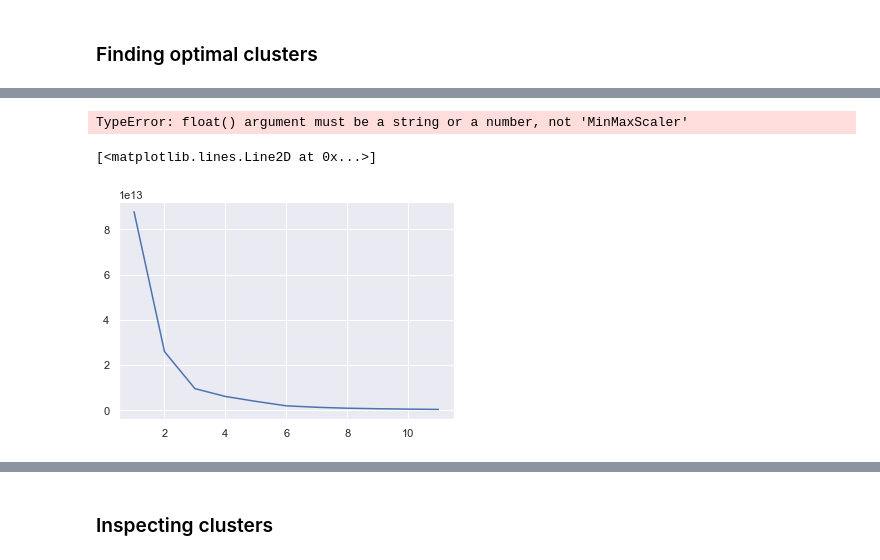
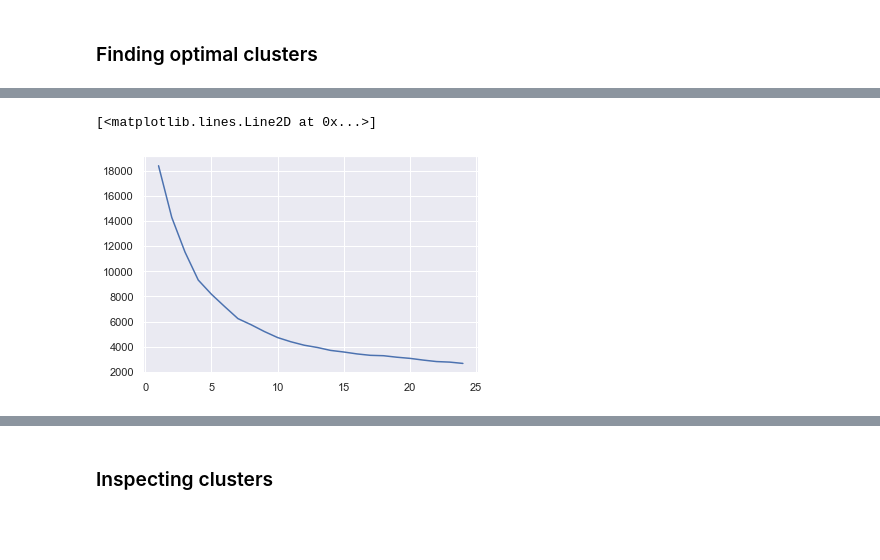
Before and after one commit to hugoferquiroz/AITeacherAllocation, a Jupyter notebook: Scripts/2-2 clusters.ipynb, the cells around one changed output, grey strips where cells are left out. Cells and saved outputs as stored; diff of their text form; code cells hidden in the pictures; blank space fills up the shorter version.

```diff
--- a/Scripts/2-2 clusters.ipynb
+++ b/Scripts/2-2 clusters.ipynb
@@ -146,6 +146,9 @@ df_primaria['tasa_c_anual_regular'] = ((df_primaria['Matricula regular total t']
                                         (df_primaria['Matricula regular total t-3']+df_primaria['Matricula regular total t-4']))/3
 # %% [markdown]
 #### Scaling the input features
+# %%
+# Drop no relevant information
+df_primaria.drop(columns=['aux_exd','aux_req','jer_n','aux_n','aux_c','dir_n','dir_c','sub_dir_n','sub_dir_c', 'jer_c', 'doc_aula_n', 'doc_aula_c', 'otro_doc_n', 'otro_doc_c'],inplace=True)
 # %%
 # Drop no relevant information for encoding
 df_primaria.drop(columns=['d_prov','d_dreugel','region','caracteristica'],inplace=True)
@@ -211,17 +259,16 @@ TypeError: 'bool' object is not callable
 # %%
 ## Vamos a hacer el grafico del codo. Para esto vamos a probar hacer distintos clusters y vamos a guardar el error (que lo definimos como wcss)
 # WCSS --> Wihin Cluster Sum of Squares
 wcss = []
-for i in range(1,12):
+for i in range(1,25):
   kmeans = KMeans(n_clusters=i,init='k-means++',random_state=36963)
   kmeans.fit(primaria_req_knn)
   wcss.append(kmeans.inertia_)
+
+# Graficaremos lva evalución de la varianza intra-clusters
+import matplotlib.pyplot as plt
+sns.set()
+plt.plot(range(1,25),wcss)
 # %% [output]
-TypeError: float() argument must be a string or a number, not 'MinMaxScaler'
+[<matplotlib.lines.Line2D at 0x...>]
+[figure, added]
-# %%
-import matplotlib.pyplot as plt
-sns.set()
-plt.plot(range(1,12),wcss)
-# %% [output]
-[<matplotlib.lines.Line2D at 0x...>]
-[figure, removed]
```
Also changed, not shown: parts of 19 cells of this notebook.
